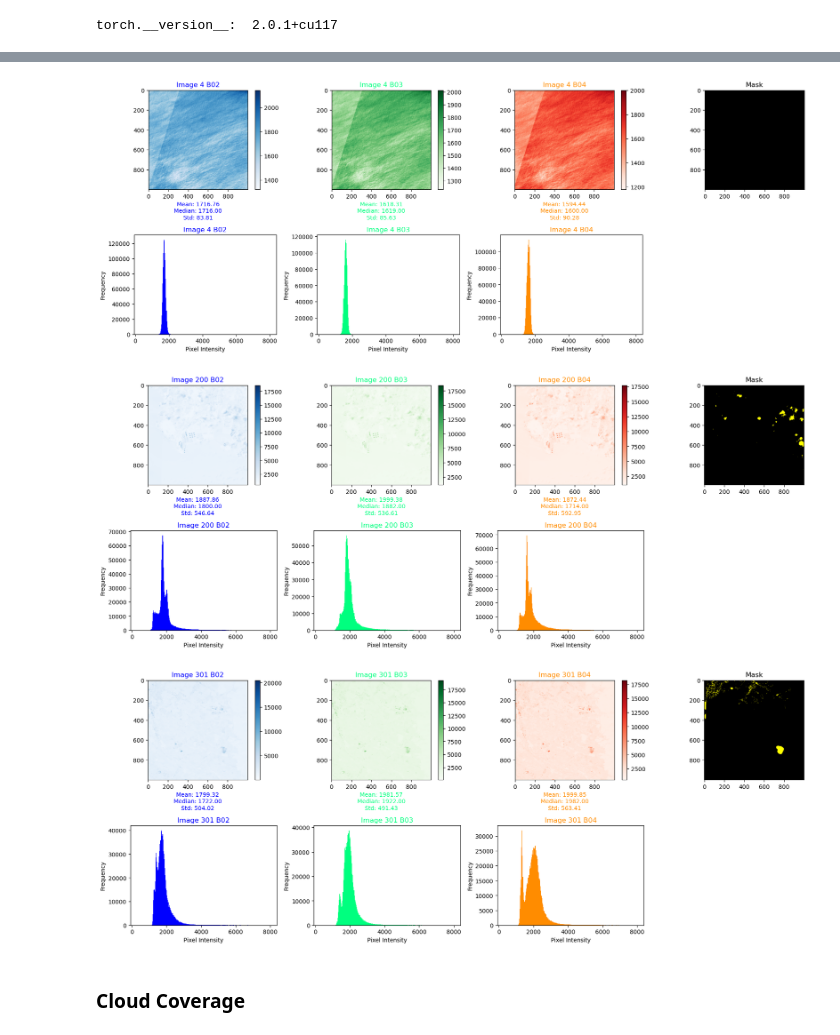
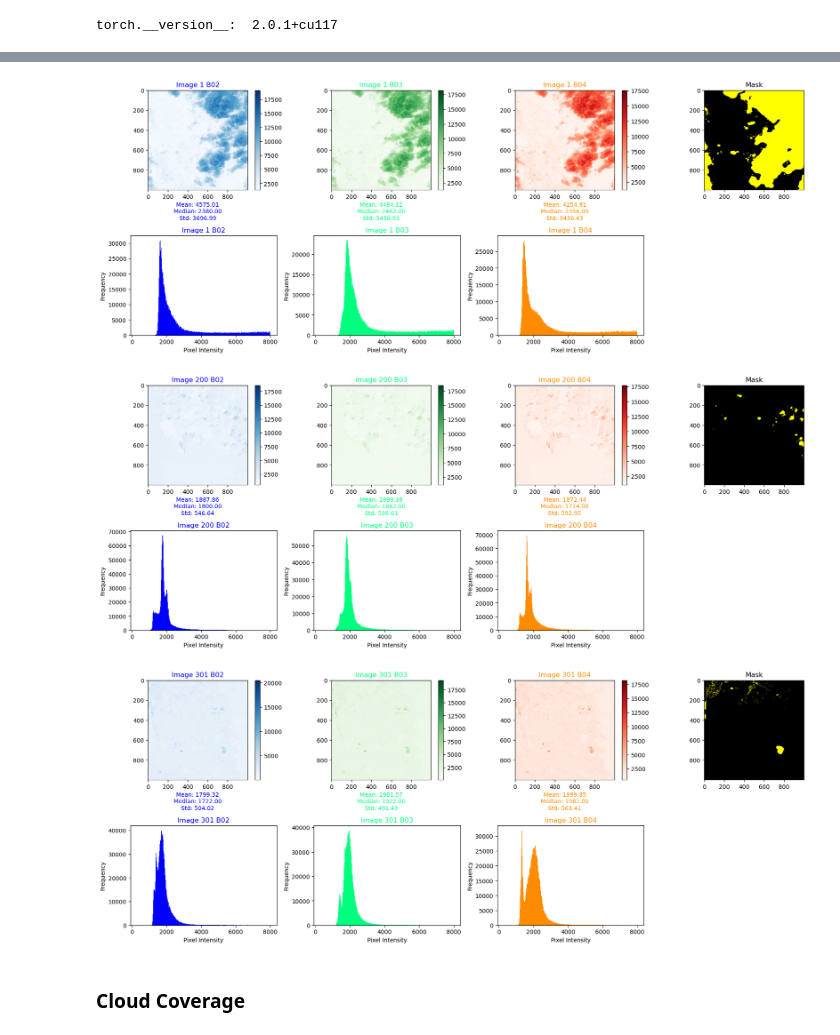
Before and after one commit to hussainalmahmud/Clouds-Segmentation-in-Satellite-Imageries, a Jupyter notebook: cloud_eda.ipynb, the cells around one changed output, grey strips where cells are left out. Cells and saved outputs as stored; diff of their text form; code cells hidden in the pictures.

```diff
--- a/cloud_eda.ipynb
+++ b/cloud_eda.ipynb
@@ -47,7 +47,7 @@ def display_true_color_image(image_idx):
     plt.show()
 
 # Image index to visualize
-image_idx = 10
+image_idx = 1
 
 display_true_color_image(image_idx)
 # %% [output]
@@ -92,35 +92,35 @@ def display_image_and_histogram(image_idx):
         # Display statistics below the image
         ax.set_xlabel(stats_text, color=color, fontsize=10)
 
         plt.title(f'Image {image_idx} {title}', color=color)
         plt.colorbar(img, ax=ax, orientation='vertical')
 
 
     # Display the corresponding mask/label
     plt.subplot(3, 4, 4)
     import matplotlib.colors as mcolors
     custom_cmap = mcolors.LinearSegmentedColormap.from_list("mycmap", ['black', 'yellow'])
     plt.imshow(mask,cmap=custom_cmap)
     plt.title('Mask')
 
     # Display filled histograms for the bands
     for idx, (band, title, color) in enumerate(zip(bands, BANDS, COLORS)):
         plt.subplot(3, 4, idx + 5)
         plt.hist(band.ravel(), color=color, bins=300, range=(300, 8000))
         plt.title(f'Image {image_idx} {title}', color=color)
         plt.xlabel('Pixel Intensity')
         plt.ylabel('Frequency')
         plt.tight_layout()
 
     plt.show()
 
 # List of image indices to visualize
-image_indices = [4, 200, 301]  # Extend this list as needed
+image_indices = [1, 200, 301]  # Extend this list as needed
 
 for idx in image_indices:
     display_image_and_histogram(idx)
 # %% [output]
-[figure, old version]
+[figure, new version]
 [figure]
 [figure]
 # %% [markdown]
```
Also changed, not shown: parts of 2 cells of this notebook, 24 other files.
